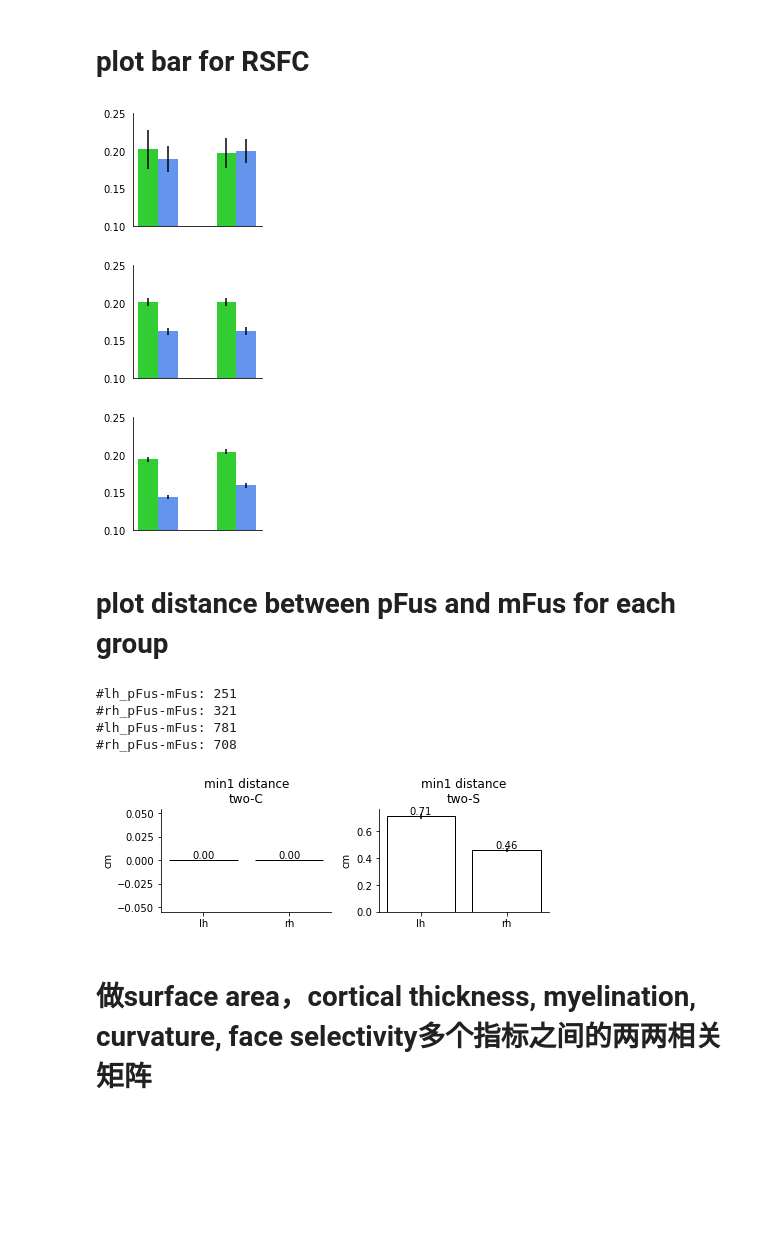
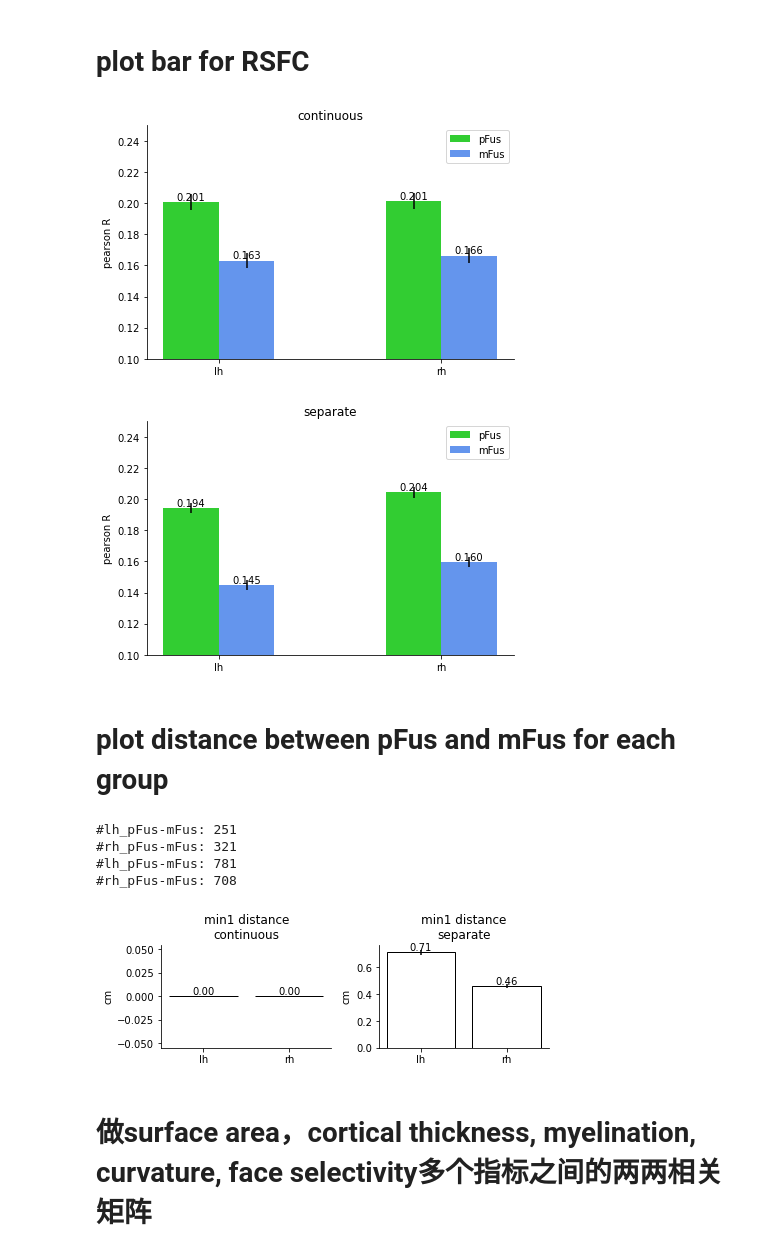
Before and after one commit to BNUCNL/nibrain, a Jupyter notebook: cxy_hcp_ffa/scripts/paper_fig.ipynb, the cells around one changed output. Drawn from its saved outputs; the diff is of its cells as text; code cells hidden in the pictures; blank space fills up the shorter version.

```diff
--- a/cxy_hcp_ffa/scripts/paper_fig.ipynb
+++ b/cxy_hcp_ffa/scripts/paper_fig.ipynb
@@ -482,19 +487,23 @@ for lbl, name in zip(trg_labels, trg_names):
 # %% [markdown]
 # plot bar for RSFC
 # %%
-figsize = (2.5, 2)
-# gids = [-1, 0, 1, 2]
-gids = [0, 1, 2]
-gid2name = {
-    -1: 'whole',
-    0: 'single',
-    1: 'two-C',
-    2: 'two-S'
-}
+figsize = None
+# figsize = (2.5, 2)
+
+# gid-v1
+# gids = (-1, 0, 1, 2)
+# gid2name = {-1: 'whole', 0: 'single', 1: 'two-C', 2: 'two-S'}
+# gid_file = pjoin(anal_dir, 'grouping/old_group_id_{hemi}.npy')
+
+# gid-v2-merged
+gids = (1, 2)
+gid2name = {-1: 'whole', 1: 'continuous', 2: 'separate'}
+gid_file = pjoin(anal_dir, 'grouping/group_id_{hemi}_v2_merged.npy')
+
 hemis = ('lh', 'rh')
-seed_names = ['pFus-face', 'mFus-face']
+seed_names = ('pFus-face', 'mFus-face')
 src_file = pjoin(anal_dir, 'rfMRI/rsfc_individual2Cole_{hemi}.pkl')
-gid_file = pjoin(anal_dir, 'grouping/group_id_{hemi}.npy')
+# out_file = None
 out_file = pjoin(work_dir, '{}_bar.jpg')
 
 n_hemi = len(hemis)
@@ -504,48 +513,49 @@ for hemi in hemis:
     hemi2data[hemi] = pkl.load(open(src_file.format(hemi=hemi), 'rb'))
     hemi2gid_vec[hemi] = np.load(gid_file.format(hemi=hemi))
 n_seed = len(seed_names)
-
 
 x = np.arange(n_hemi)
 width = auto_bar_width(x, n_seed)
 for gid in gids:
     _, ax = plt.subplots(figsize=figsize)
     offset = -(n_seed - 1) / 2
     for seed_name in seed_names:
         means = np.ones(n_hemi) * np.nan
         errs = np.ones(n_hemi) * np.nan
         for hemi_idx, hemi in enumerate(hemis):
             data = hemi2data[hemi]
             gid_vec = hemi2gid_vec[hemi]
             if gid == -1:
                 gid_idx_vec = np.ones_like(gid_vec, bool)
             else:
                 gid_idx_vec = gid_vec == gid
-            samples = np.mean(data[seed_name], 1)[gid_idx_vec]
+            samples = np.mean(data[seed_name][gid_idx_vec], 1)
             samples = samples[~np.isnan(samples)]
             means[hemi_idx] = np.mean(samples)
             errs[hemi_idx] = sem(samples)
         ax.bar(x+width*offset, means, width, yerr=errs,
                label=seed_name.split('-')[0], color=roi2color[seed_name])
         offset += 1
-    # show_bar_value(ax.patches, '.3f', ax)
-    # ax.legend()
-    # ax.set_xticks(x)
-    # ax.set_xticklabels(hemis)
-    # ax.set_ylabel('pearson R')
-    # ax.set_title(f"{gid2name[gid]}_{seed_name}")
+    show_bar_value(ax.patches, '.3f', ax)
+    ax.legend()
+    ax.set_xticks(x)
+    ax.set_xticklabels(hemis)
+    ax.set_ylabel('pearson R')
+    ax.set_title(f"{gid2name[gid]}")
     ax.set_ylim(0.1, 0.25)
     # ax.set_yticks([0.1, 0.2, 0.3, 0.4])
     # ax.set_yticklabels([0.1, 0.2, 0.3, 0.4])
-    ax.tick_params(bottom=False, labelbottom=False, left=False)
+    # ax.tick_params(bottom=False, labelbottom=False, left=False)
     ax.spines['top'].set_visible(False)
     ax.spines['right'].set_visible(False)
     plt.tight_layout()
-    plt.savefig(out_file.format(gid2name[gid]))
+    if out_file is None:
+        plt.show()
+    else:
+        plt.savefig(out_file.format(gid2name[gid]))
 # %% [output]
-[figure, old version]
+[figure, new version]
-[figure, old version]
+[figure, new version]
-[figure, removed]
 # %% [markdown]
 # plot distance between pFus and mFus for each group
 # %%
@@ -558,14 +568,21 @@ method2ylim = {
 }
 # figsize = None
 figsize = (6.4, 2.4)
+
+# gid-v1
+# gids = (1, 2)
+# gid2name = {1: 'two-C', 2: 'two-S'}
+# gid_file = pjoin(anal_dir, 'grouping/old_group_id_{hemi}.npy')
+
+# gid-v2-merged
+gids = (1, 2)
+gid2name = {1: 'continuous', 2: 'separate'}
+gid_file = pjoin(anal_dir, 'grouping/group_id_{hemi}_v2_merged.npy')
+
+
 hemis = ('lh', 'rh')
-gids = (1, 2)
-gid2name = {
-    1: 'two-C',
-    2: 'two-S'
-}
 data_file = pjoin(anal_dir, f'gdist_{method}.csv')
-gid_file = pjoin(anal_dir, 'grouping/group_id_{hemi}.npy')
+
 # out_file = None
 out_file = pjoin(work_dir, f'grouping_distance_{method}.jpg')
 
@@ -627,7 +644,7 @@ else:
 #rh_pFus-mFus: 321
 #lh_pFus-mFus: 781
 #rh_pFus-mFus: 708
-[figure, old version]
+[figure, new version]
 # %% [markdown]
 # 做surface area，cortical thickness, myelination, curvature, face selectivity多个指标之间的两两相关矩阵
 # %%
```
Also changed, not shown: parts of 1 cell of this notebook, 3 other files.
